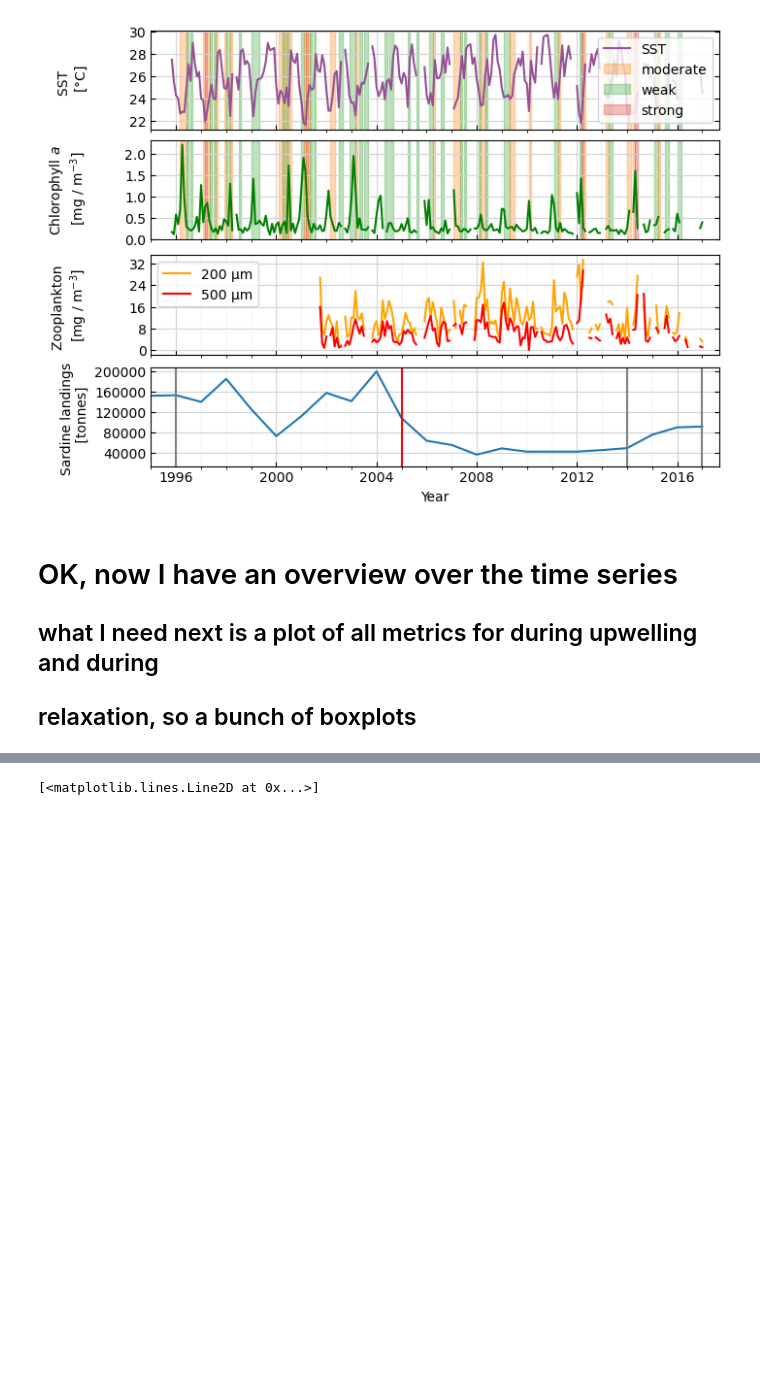
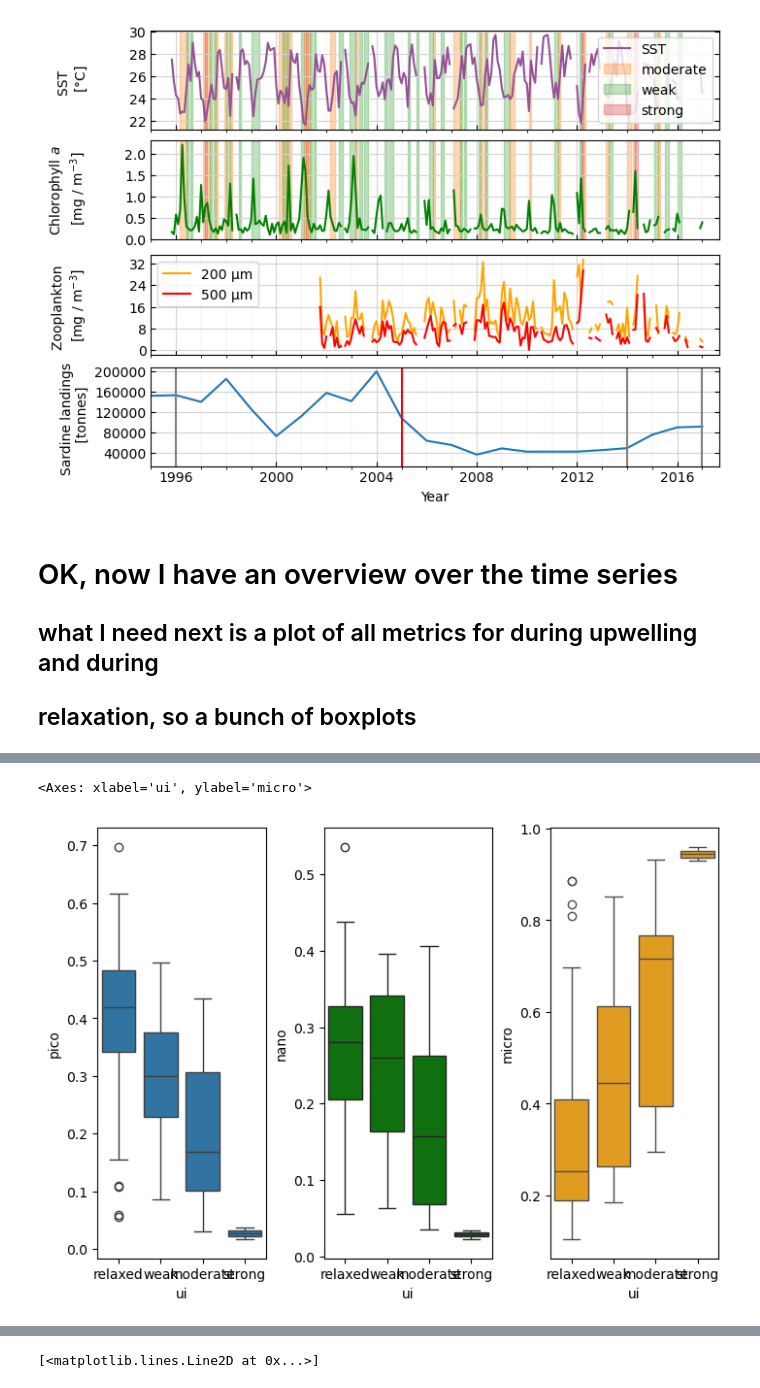
Before and after one commit to ben1post/SSMCariaco, a Jupyter notebook: DATA/PLOTS/TSplot_Overview.ipynb, the cells around one changed output, grey strips where cells are left out. Drawn from its saved outputs; the diff is of its cells as text; code cells hidden in the pictures; blank space fills up the shorter version.

```diff
--- a/DATA/PLOTS/TSplot_Overview.ipynb
+++ b/DATA/PLOTS/TSplot_Overview.ipynb
@@ -127,0 +182,10 @@ ax[2].legend()
+# %%
+plt.rcParams['figure.figsize'] = [7, 5]
+f, ax = plt.subplots(1, 3, sharex='col', constrained_layout=True)
+
+sns.boxplot(x='ui', y='pico', data=CARIACO, ax=ax[0])
+sns.boxplot(x='ui', y='nano', data=CARIACO, ax=ax[1], color="green")
+sns.boxplot(x='ui', y='micro', data=CARIACO, ax=ax[2], color="orange")
+# %% [output]
+<Axes: xlabel='ui', ylabel='micro'>
+[figure, added]
```
Also changed, not shown: parts of 18 cells of this notebook.
